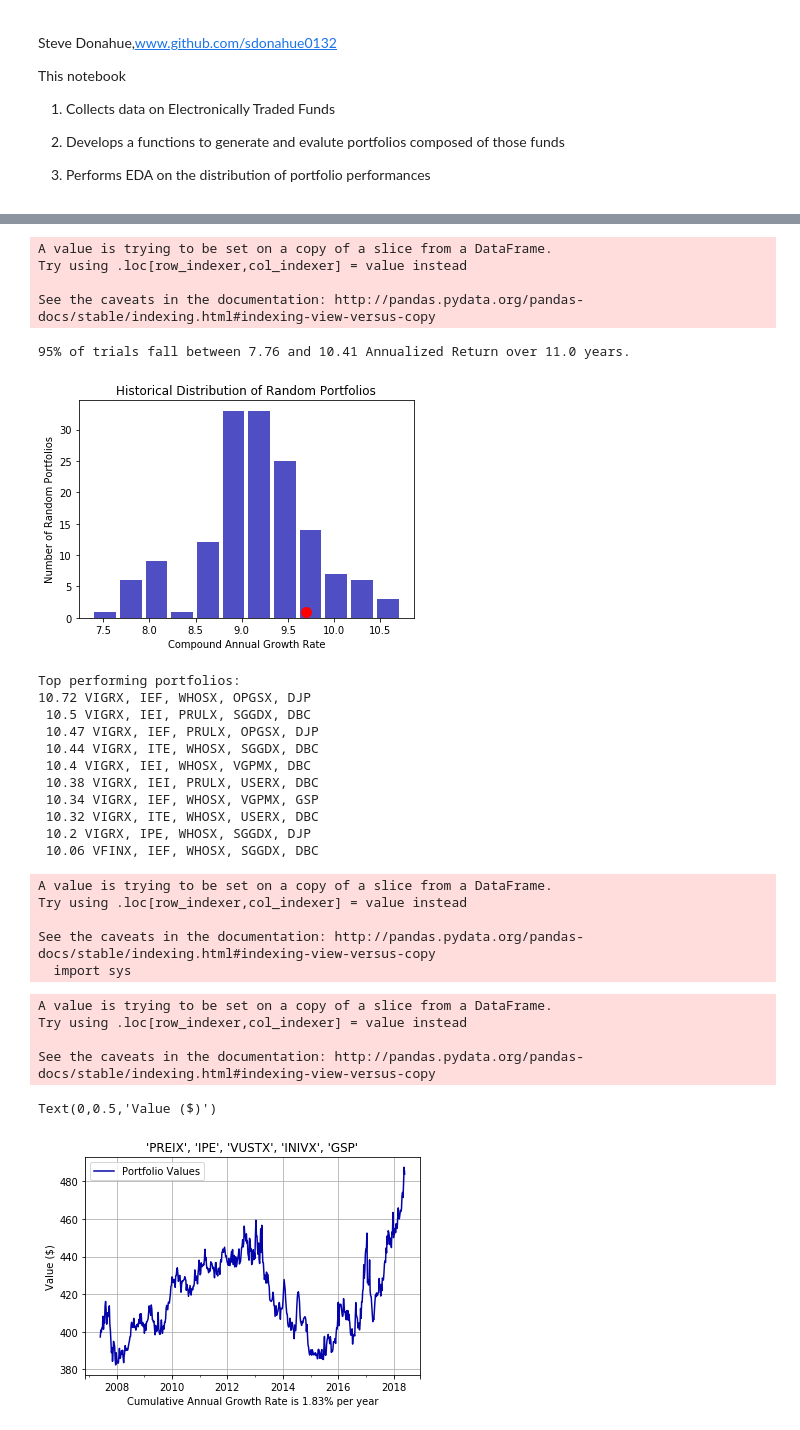
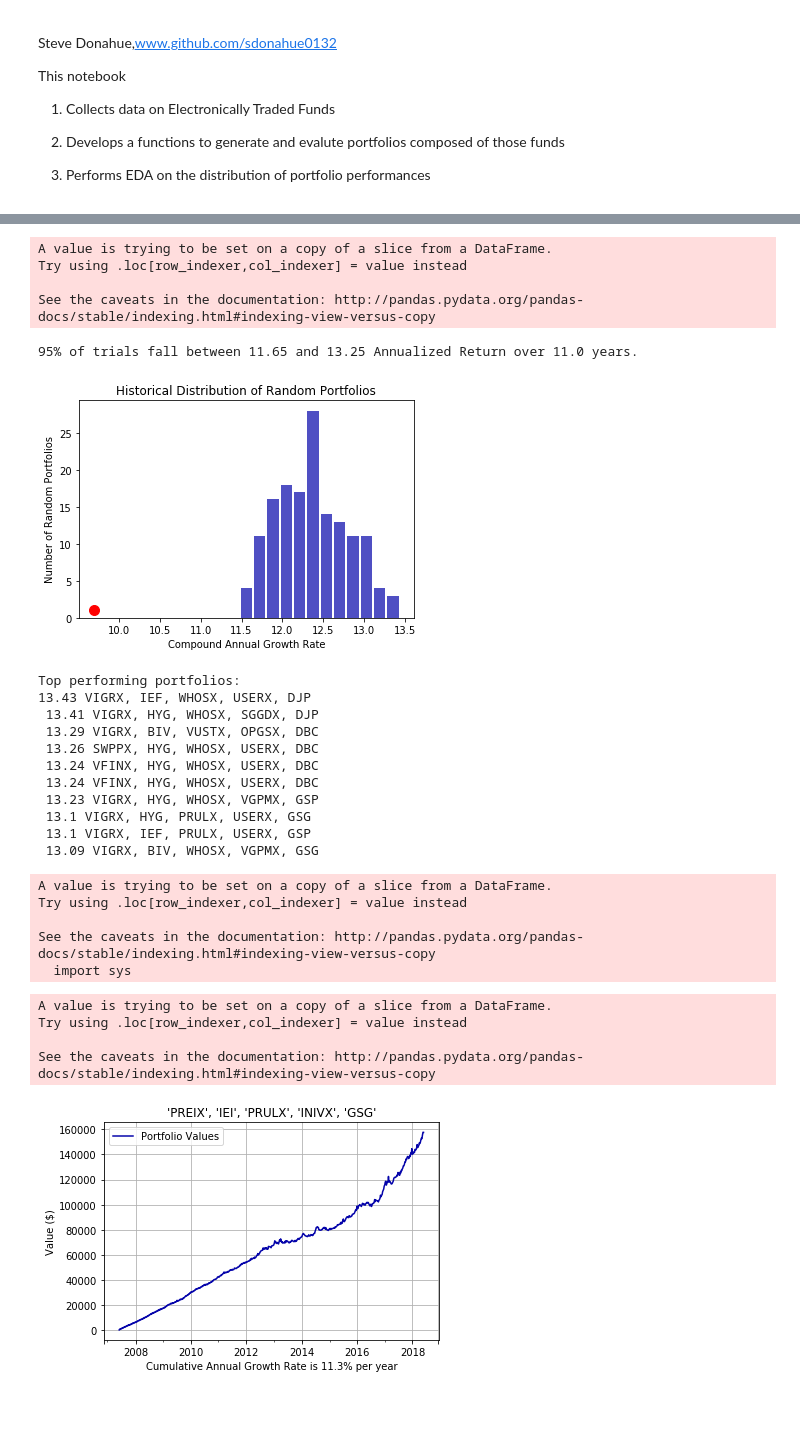
Before and after one commit to sdonahue0132/Capstone-1, a Jupyter notebook: EDA + Simulation Data Preprocessing.ipynb, the cells around one changed output, grey strips where cells are left out. Cells and saved outputs as stored; diff of their text form; code cells hidden in the pictures.

```diff
--- a/EDA + Simulation Data Preprocessing.ipynb
+++ b/EDA + Simulation Data Preprocessing.ipynb
@@ -33,7 +35,7 @@ warnings.filterwarnings(action='once')
 
 def CSV_Formatter (folder_name, filename):
     df_init = pd.read_csv('raw_data/' + str(folder_name) +'/' + str(filename) +'.csv')
-    df = df_init.set_index('Date')[['Close']]
+    df = df_init.set_index('Date')[['Adj Close']]
     df.columns = [str(filename)]
     df['Next Day Values'] = df[filename].shift(-1)
     df['Percentages'] = df['Next Day Values']/df[str(filename)]
@@ -332,6 +334,7 @@ def periodic_rebalance_tester(invesment_stock,
     total_contributions = np.asarray(a).sum()
     b = np.zeros((num_weeks,))
     b[:b.size:interval] = 1
+
     test_col['contributions'] = a
     test_col['rebalance_y/n'] = b
 
@@ -342,7 +345,6 @@ def periodic_rebalance_tester(invesment_stock,
     inc_ltb = invesment_ltb / invesment
     inc_gold = invesment_gold / invesment
     inc_commod = invesment_commod / invesment
-
 
     values = test_col.values
 
@@ -356,11 +358,17 @@ def periodic_rebalance_tester(invesment_stock,
     test_labels = str(random_labels.columns)
     fund_identities = str(test_labels).strip('Index').replace('_x', '').replace('([', '').replace("], dtype='object')", '')
 
-    # This loop applies the increments to the investment amounts, and appends the results to the progress lists
+
+    # This loop applies the increments to the investment amounts, and appends the results to the progress lists.
+    # The Counter is used to reinvest dividends at the appropriate interval.
+
+    counter = 0
 
     for i,j,k, l, m, n, rebal in values:
+
+
         invesment_stock = invesment_stock*i + n*inc_stock
-        invesment_itb = invesment_itb*j + n*inc_itb
+        invesment_itb = (invesment_itb*j + n*inc_itb)
         invesment_ltb = invesment_ltb*k + n*inc_ltb
         invesment_gold = invesment_gold*l + n*inc_gold
         invesment_commod = invesment_commod*m + n*inc_commod
@@ -378,6 +386,8 @@ def periodic_rebalance_tester(invesment_stock,
         progress_ltb.append(invesment_ltb)
         progress_gold.append(invesment_gold)
         progress_commod.append(invesment_commod)
+
+        counter = counter + 1
 
     # Lists are converted to arrays, and placed into a performace dataframe, which is evaluated for annualized return %
     result_stock = np.array(progress_stock)
@@ -485,23 +495,23 @@ A value is trying to be set on a copy of a slice from a DataFrame.
 Try using .loc[row_indexer,col_indexer] = value instead
 
 See the caveats in the documentation: http://pandas.pydata.org/pandas-docs/stable/indexing.html#indexing-view-versus-copy
-95% of trials fall between 7.76 and 10.41 Annualized Return over 11.0 years.
+95% of trials fall between 11.65 and 13.25 Annualized Return over 11.0 years.
-[figure, old version]
+[figure, new version]
 # %%
 print('Top performing portfolios: ')
 print(message)
 # %% [output]
 Top performing portfolios:
-10.72 VIGRX, IEF, WHOSX, OPGSX, DJP
- 10.5 VIGRX, IEI, PRULX, SGGDX, DBC
- 10.47 VIGRX, IEF, PRULX, OPGSX, DJP
- 10.44 VIGRX, ITE, WHOSX, SGGDX, DBC
- 10.4 VIGRX, IEI, WHOSX, VGPMX, DBC
- 10.38 VIGRX, IEI, PRULX, USERX, DBC
- 10.34 VIGRX, IEF, WHOSX, VGPMX, GSP
- 10.32 VIGRX, ITE, WHOSX, USERX, DBC
- 10.2 VIGRX, IPE, WHOSX, SGGDX, DJP
- 10.06 VFINX, IEF, WHOSX, SGGDX, DBC
+13.43 VIGRX, IEF, WHOSX, USERX, DJP
+ 13.41 VIGRX, HYG, WHOSX, SGGDX, DJP
+ 13.29 VIGRX, BIV, VUSTX, OPGSX, DBC
+ 13.26 SWPPX, HYG, WHOSX, USERX, DBC
+ 13.24 VFINX, HYG, WHOSX, USERX, DBC
+ 13.24 VFINX, HYG, WHOSX, USERX, DBC
+ 13.23 VIGRX, HYG, WHOSX, VGPMX, GSP
+ 13.1 VIGRX, HYG, PRULX, USERX, GSG
+ 13.1 VIGRX, IEF, PRULX, USERX, GSP
+ 13.09 VIGRX, BIV, WHOSX, VGPMX, GSG
 # %%
 # This function flips the order of weekly percent changes for each fund, moving the Great Recession closer to the
 # end of the tested historical data.  This might be important to study, as the loss in stock value will be more
@@ -564,6 +574,7 @@ def reverse_rebalancer(invesment_stock,
     total_contributions = np.asarray(a).sum()
     b = np.zeros((num_weeks,))
     b[:b.size:interval] = 1
+
     test_col['contributions'] = a
     test_col['rebalance_y/n'] = b
 
@@ -590,9 +601,11 @@ def reverse_rebalancer(invesment_stock,
 
     # This loop applies the increments to the investment amounts, and appends the results to the progress lists
 
+
     for i,j,k, l, m, n, rebal in values:
+
         invesment_stock = invesment_stock*i + n*inc_stock
-        invesment_itb = invesment_itb*j + n*inc_itb
+        invesment_itb = (invesment_itb*j + n*inc_itb)
         invesment_ltb = invesment_ltb*k + n*inc_ltb
         invesment_gold = invesment_gold*l + n*inc_gold
         invesment_commod = invesment_commod*m + n*inc_commod
@@ -610,6 +623,7 @@ def reverse_rebalancer(invesment_stock,
         progress_ltb.append(invesment_ltb)
         progress_gold.append(invesment_gold)
         progress_commod.append(invesment_commod)
+
 
     # Lists are converted to arrays, and placed into a performace dataframe, which is evaluated for annualized return %
     result_stock = np.array(progress_stock)
@@ -641,23 +655,23 @@ See the caveats in the documentation: http://pandas.pydata.org/pandas-docs/stabl
 # %%
 # Similar to what was above.  We examine the volatility associated with the downturn in late 2013
 
-test_df, test_identities, test_years = (reverse_rebalancer(60, 80, 30, 15, 15, 0, 26))
+test_df, test_identities, test_years = (reverse_rebalancer(60, 80, 30, 15, 15, 200, 26))
 CAGR, identities, years = p_summary(test_df, test_identities, test_years)
 
 statement = "Cumulative Annual Growth Rate is " + str(round(CAGR * 100, 2)) + '% per year'
 
 p_grapher(test_df)
 plt.title(identities)
 plt.grid(axis = 'both')
 plt.xlabel(statement)
 plt.ylabel('Value ($)')
+plt.show()
 # %% [output]
 A value is trying to be set on a copy of a slice from a DataFrame.
 Try using .loc[row_indexer,col_indexer] = value instead
 
 See the caveats in the documentation: http://pandas.pydata.org/pandas-docs/stable/indexing.html#indexing-view-versus-copy
-Text(0,0.5,'Value ($)')
-[figure, old version]
+[figure, new version]
 # %%
 # Here, the monthly contribution helps dampen the volatility, but it is still evident that the portfolio
 # begins to struggle in late 2013
```
Also changed, not shown: parts of 12 cells of this notebook, 2 other files.
